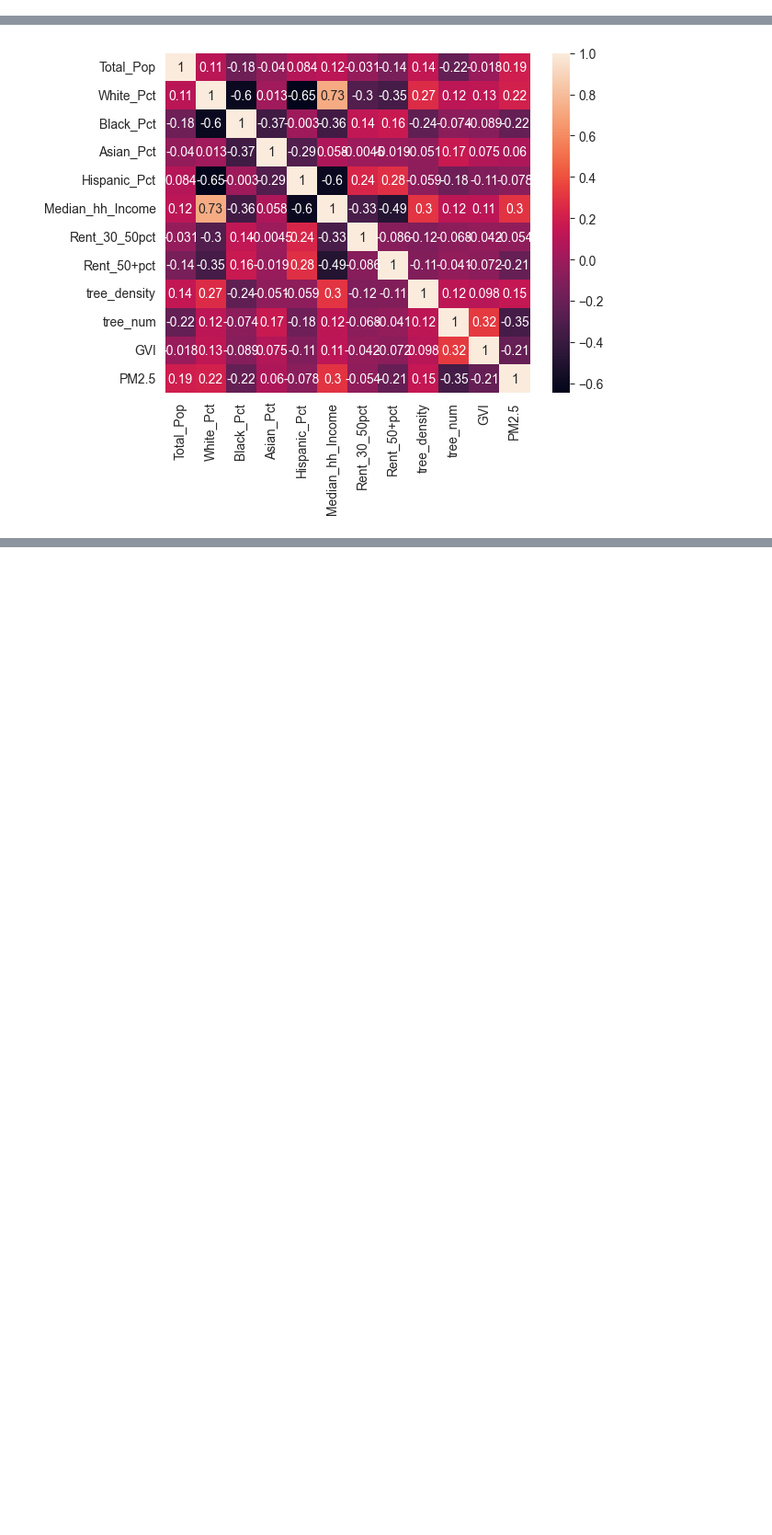
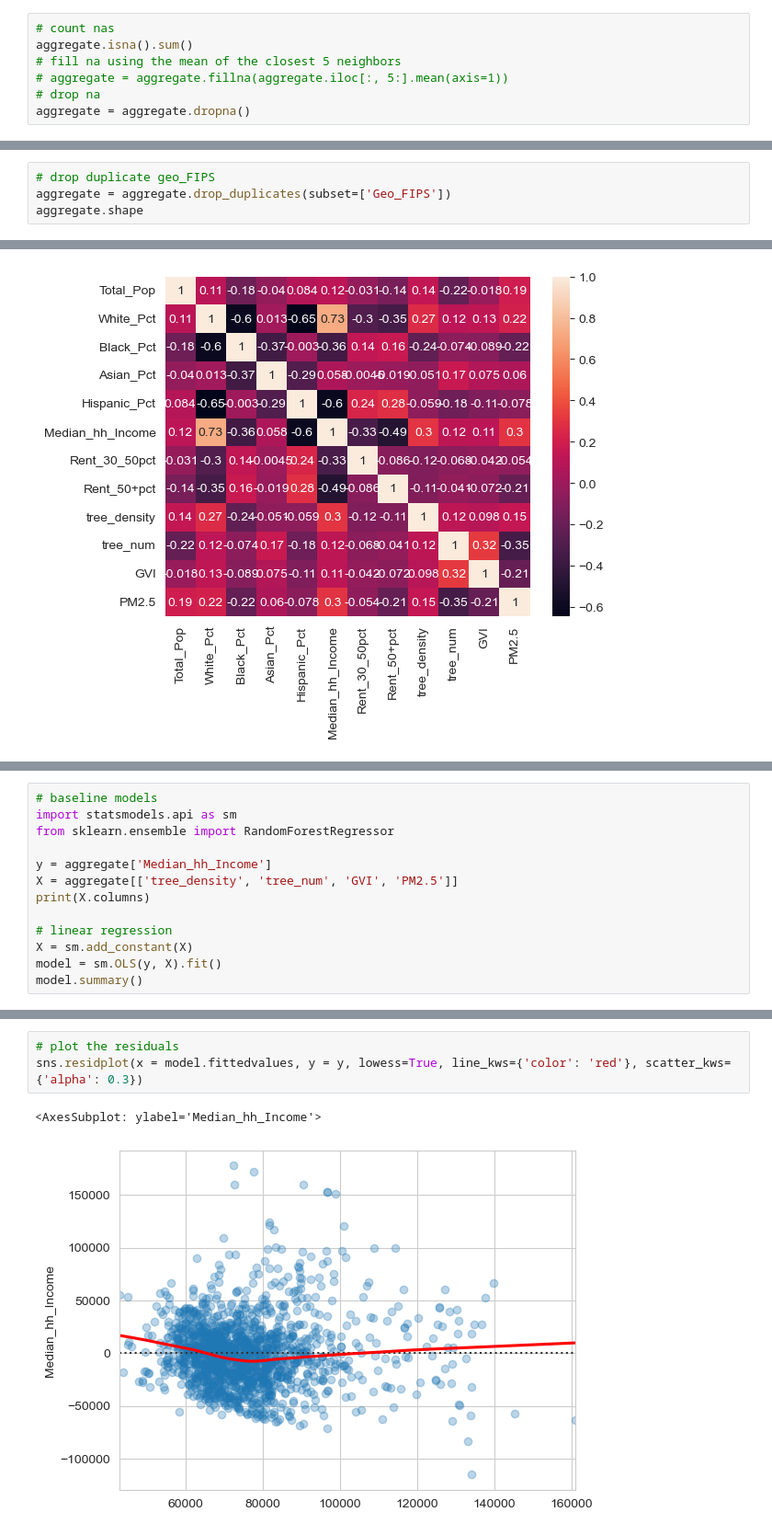
Before and after one commit to RainCyz/4680_5680_intro_uds, a Jupyter notebook: Final_Project/Final_Presentation.ipynb, the cells around one changed output, grey strips where cells are left out. Shown at 92% size. Cells and saved outputs as stored; diff of their text form; blank space fills up the shorter version.

```diff
--- a/Final_Project/Final_Presentation.ipynb
+++ b/Final_Project/Final_Presentation.ipynb
@@ -340,3 +352,10 @@ aggregate.head()
 | 2 | POLYGON ((-73.98450 40.70952, -73... | 36061000201 | Manhattan | Chinatown-Two Bridges | Census Tract 2.01, New York Count... | 2761 | 0.061572 | 0.046722 | 0.273089 | ... |
 | 3 | POLYGON ((-73.98450 40.70952, -73... | 36061000201 | Manhattan | Chinatown-Two Bridges | Census Tract 2.01, New York Count... | 2761 | 0.061572 | 0.046722 | 0.273089 | ... |
 | 4 | POLYGON ((-73.98450 40.70952, -73... | 36061000201 | Manhattan | Chinatown-Two Bridges | Census Tract 2.01, New York Count... | 2761 | 0.061572 | 0.046722 | 0.273089 | ... |
+# %%
+# count nas
+aggregate.isna().sum()
+# fill na using the mean of the closest 5 neighbors
+# aggregate = aggregate.fillna(aggregate.iloc[:, 5:].mean(axis=1))
+# drop na
+aggregate = aggregate.dropna()
@@ -342,0 +366,4 @@ aggregate.head()
+# %%
+# drop duplicate geo_FIPS
+aggregate = aggregate.drop_duplicates(subset=['Geo_FIPS'])
+aggregate.shape
@@ -354,0 +395,13 @@ sns.heatmap(aggregate.corr(), annot=True)
+# %%
+# baseline models
+import statsmodels.api as sm
+from sklearn.ensemble import RandomForestRegressor
+
+y = aggregate['Median_hh_Income']
+X = aggregate[['tree_density', 'tree_num', 'GVI', 'PM2.5']]
+print(X.columns)
+
+# linear regression
+X = sm.add_constant(X)
+model = sm.OLS(y, X).fit()
+model.summary()
@@ -354,0 +434,6 @@ sns.heatmap(aggregate.corr(), annot=True)
+# %%
+# plot the residuals
+sns.residplot(x = model.fittedvalues, y = y, lowess=True, line_kws={'color': 'red'}, scatter_kws={'alpha': 0.3})
+# %% [output]
+<AxesSubplot: ylabel='Median_hh_Income'>
+[figure, added]
```
Also changed, not shown: parts of 30 cells of this notebook.
